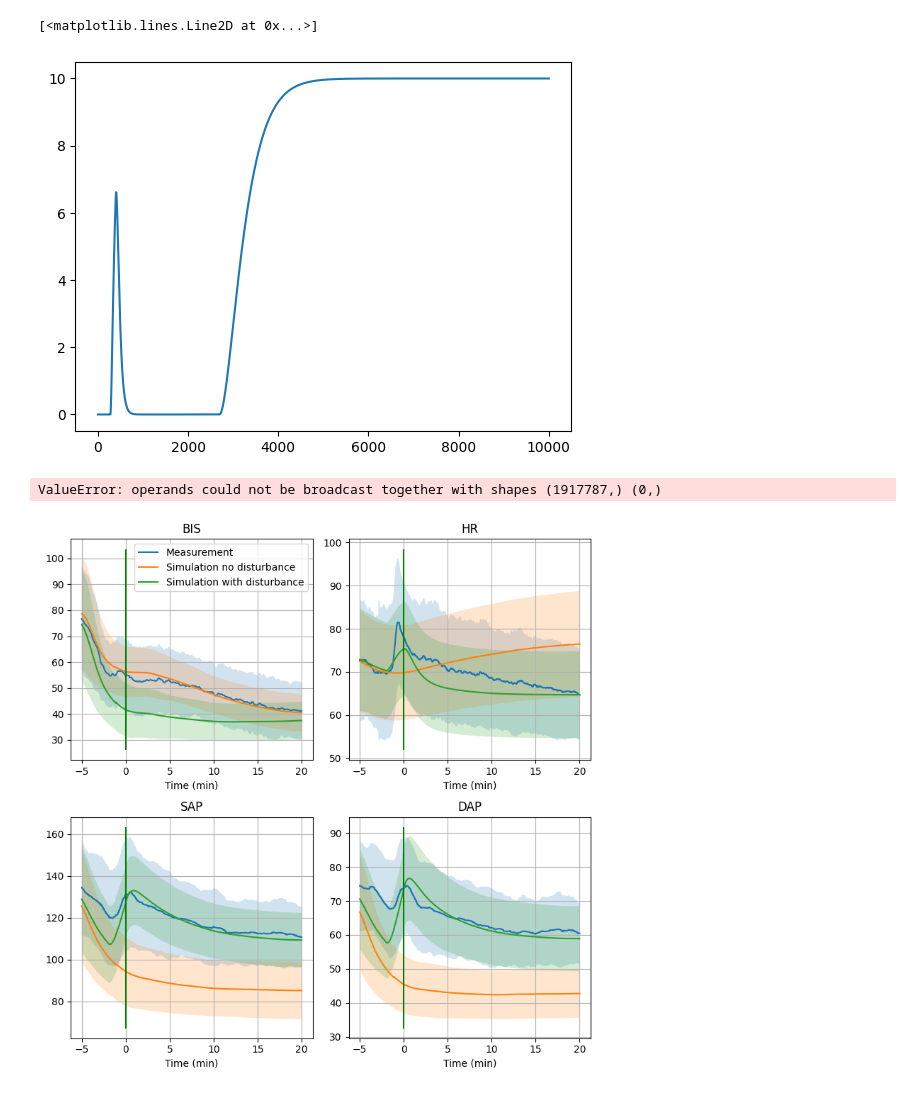
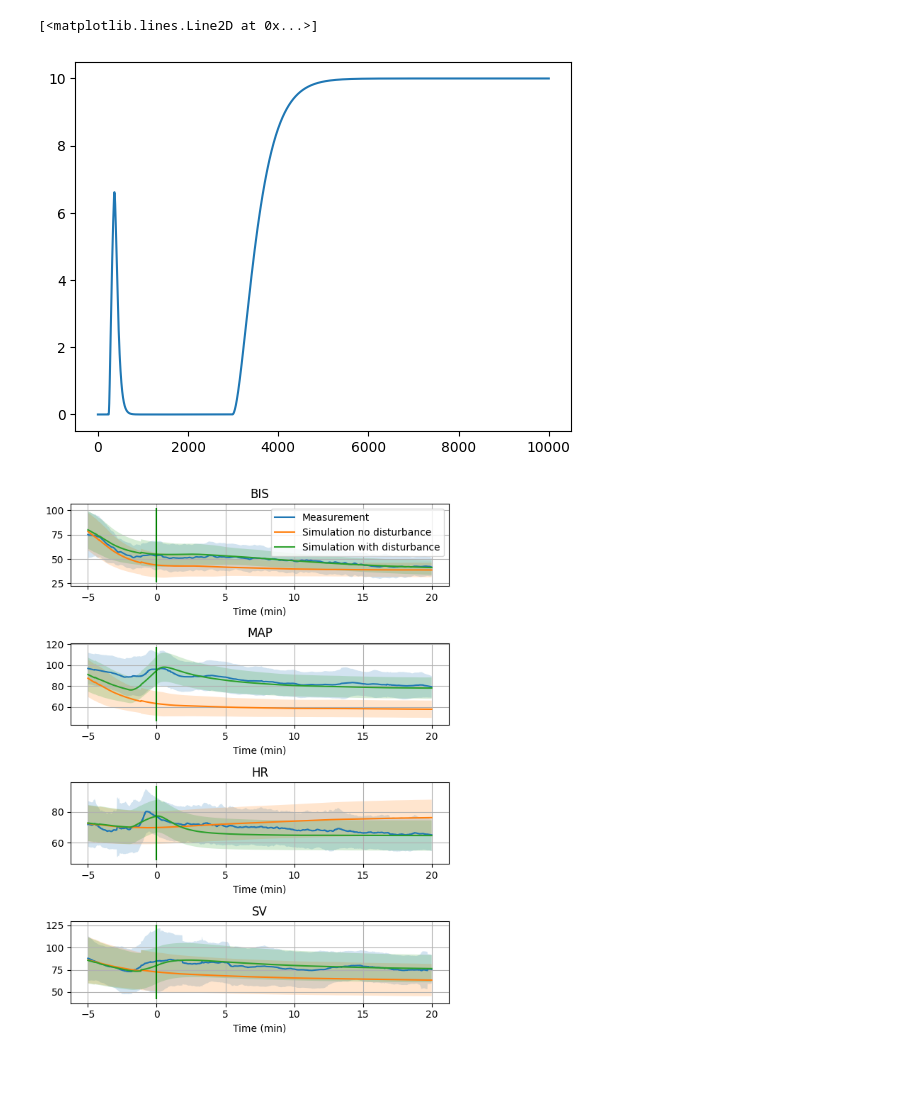
Before and after one commit to AnesthesiaSimulation/stimuli_effect_identification, a Jupyter notebook: scripts/disturbance_vdb.ipynb, the cells around one changed output. Cells and saved outputs as stored; diff of their text form; code cells hidden in the pictures.

```diff
--- a/scripts/disturbance_vdb.ipynb
+++ b/scripts/disturbance_vdb.ipynb
@@ -9,32 +9,26 @@ data_raw = pd.read_csv('data/database.csv')
 # %%
 data = data_raw.copy()
 p_dist_bis = [
-    1.56236133e-17,
-    -1.14587483e-11,
-    4.66974382e-08,
-    -5.91131326e-05,
-    1.36237538e-02,
-    1.48284014e+01
-    ]
+    -8.59031903e-12,
+    3.57609551e-08,
+    -4.74961218e-05,
+    1.32902524e-02,
+    1.09844430e+01]
 bis = []
 dist_list = []
 loss=0
 for caseid, data_case in data.groupby('caseid'):
-    bis_model = pas.BIS_model(hill_model='Fuentes', age=data_case['age'].iloc[0])
-    # e0_init = bis_model.E0
-    # bis_model.E0 = data_case['BIS'].iloc[0]
-    # bis_model.Emax *= bis_model.E0 / e0_init
     time_intubation = data_case['intubation_time'].iloc[0]
     time = data_case['Time'].values - time_intubation
     dist = np.polyval(p_dist_bis, time)
     dist = dist.clip(0, 20)
     dist_list+=list(dist)
+    bis_model = pas.BIS_model(hill_model='Fuentes', age=data_case['age'].iloc[0])
     bis_case = bis_model.compute_bis(data_case['Ce_prop'].values, data_case['Ce_remi'].values)
-    bis_case = np.clip(bis_case, 0, 100)
     bis+=list(bis_case)
+data = data.drop(columns=['BIS_sim'])
+data.insert(0, "BIS_sim", bis)
 
-
-data.insert(0, "BIS_sim", bis)
 data['TPR'] = (data['MAP'] / (data['HR'] * data['SV'])).clip(0, 0.04)
 data['TPR_sim'] = (data['MAP_sim'] / (data['HR_sim'] * data['SV_sim'])).clip(0, 0.04)
 # %%
@@ -160,7 +154,7 @@ df_simu_dist = Patient_simu_dist.dataframe
 plt.plot(Patient_simu_dist.hemo_pd.dist_hr)
 # %% [output]
 [<matplotlib.lines.Line2D at 0x...>]
-[figure, old version]
+[figure, new version]
 # %%
 # for signal in ['HR', 'MAP', 'SV', 'TPR']:
 #     plt.figure()
@@ -173,49 +167,47 @@ plt.plot(Patient_simu_dist.hemo_pd.dist_hr)
 #     plt.legend()
 #     plt.show()
 # %%
-signal_list = ['BIS', 'HR', 'SAP', 'DAP']
+signal_list = ['BIS', 'MAP', 'HR', 'SV']
 data_sim_dist = pd.read_csv('./data/simulation_new_param.csv')
 data_sim_dist['MAP'] = data_sim_dist['HR']*data_sim_dist['SV']*data_sim_dist['TPR']
 data_merged = pd.merge(data, data_sim_dist, on=['caseid', 'Time'], how='left', suffixes=('', '_dist'))
 data_merged['BIS_dist'] += dist_list
-# %% [output]
-ValueError: operands could not be broadcast together with shapes (1917787,) (0,)
 # %%
 
 data_merged['Time_aligned'] = data_merged['Time'] - data_merged['intubation_time']
 data_intub = data_merged.query("(Time_aligned>= -5*60) & (Time_aligned <=20*60)").copy()
-plt.figure(figsize=(8,8))
+plt.figure(figsize=(6,8))
 for i, signal in enumerate(signal_list):
-    plt.subplot(2,2,i+1)
+    plt.subplot(4,1,i+1)
     y_measure = data_intub.groupby("Time_aligned")[signal].mean().reset_index()
     y_measure_std = data_intub.groupby("Time_aligned")[signal].std().reset_index()
     y_sim = data_intub.groupby("Time_aligned")[f"{signal}_sim"].mean().reset_index()
     y_sim_std = data_intub.groupby("Time_aligned")[f"{signal}_sim"].std().reset_index()
     y_dist = data_intub.groupby("Time_aligned")[f"{signal}_dist"].mean().reset_index()
     y_dist_std = data_intub.groupby("Time_aligned")[f"{signal}_dist"].std().reset_index()
     x = y_measure['Time_aligned'].values/60
     plt.plot(x, y_measure[f"{signal}"].values, label='Measurement')
     plt.fill_between(x, y_measure[f"{signal}"].values-y_measure_std[f"{signal}"].values, y_measure[f"{signal}"].values+y_measure_std[f"{signal}"].values
     , alpha = 0.2)
     plt.plot(x, y_sim[f"{signal}_sim"].values, label='Simulation no disturbance')
     plt.fill_between(x, y_sim[f"{signal}_sim"].values-y_sim_std[f"{signal}_sim"].values, y_sim[f"{signal}_sim"].values+y_sim_std[f"{signal}_sim"].values
     , alpha = 0.2)
     plt.plot(x, y_dist[f"{signal}_dist"].values, label='Simulation with disturbance')
     plt.fill_between(x, y_dist[f"{signal}_dist"].values-y_dist_std[f"{signal}_dist"].values, y_dist[f"{signal}_dist"].values+y_dist_std[f"{signal}_dist"].values
     , alpha = 0.2)
     y_lim = plt.gca().get_ylim()
     plt.vlines(0,y_lim[0], y_lim[1], 'g')
     plt.grid()
     plt.title(signal)
     if i==0:
         plt.legend()
     plt.xlabel('Time (min)')
 # plt.suptitle("Aligned on end of intubation")
 plt.tight_layout()
-plt.savefig('output/dist_rmse.pdf', dpi=300)
+plt.savefig('output/dist_intub.png', dpi=300)
 plt.show()
 # %% [output]
-[figure, old version]
+[figure, new version]
 # %%
 
 data_merged['Time_aligned'] = data_merged['Time'] - data_merged['opstart']
```
Also changed, not shown: parts of 4 cells of this notebook, 10 other files.
